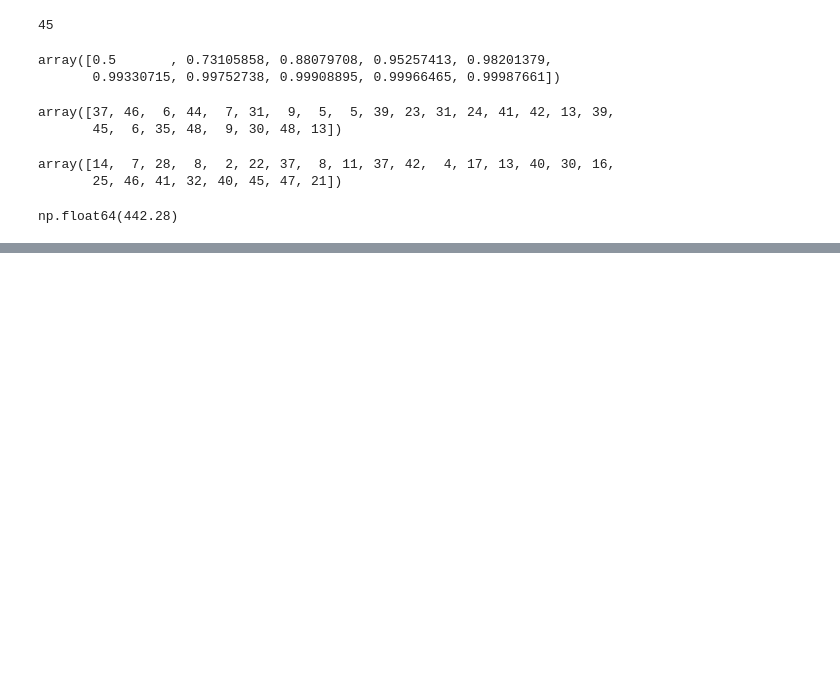
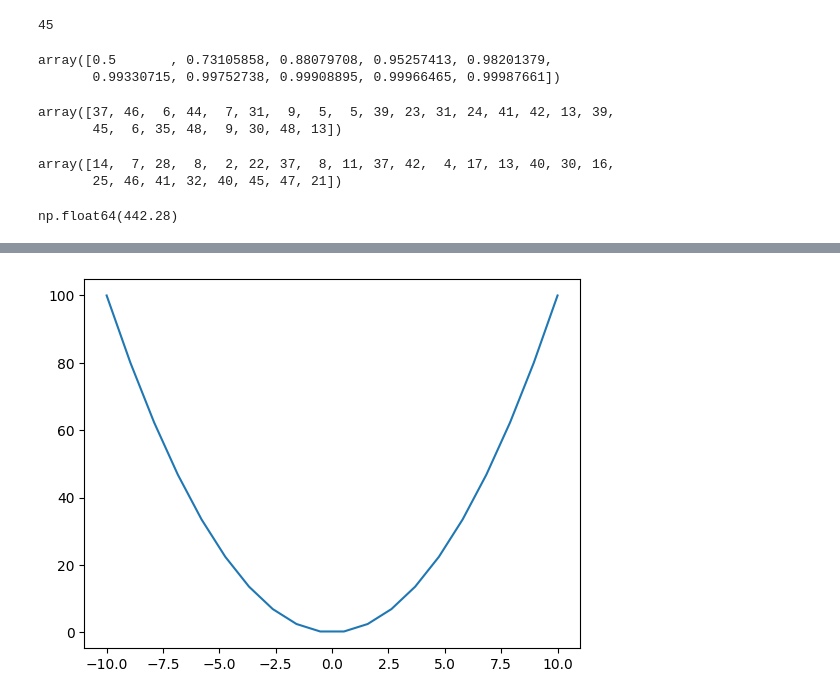
Before and after one commit to Girija-Tandon/Python_Analysis, a Jupyter notebook: Numpy.ipynb, the cells around one changed output, grey strips where cells are left out. Cells and saved outputs as stored; diff of their text form; code cells hidden in the pictures; blank space fills up the shorter version.

```diff
--- a/Numpy.ipynb
+++ b/Numpy.ipynb
@@ -553,0 +569,7 @@ a[~np.isnan(a)]
+# %%
+#y = x^2
+y = x**2
+plt.plot(x,y)
+plt.show()
+# %% [output]
+[figure, added]
```
Also changed, not shown: parts of 7 cells of this notebook.
